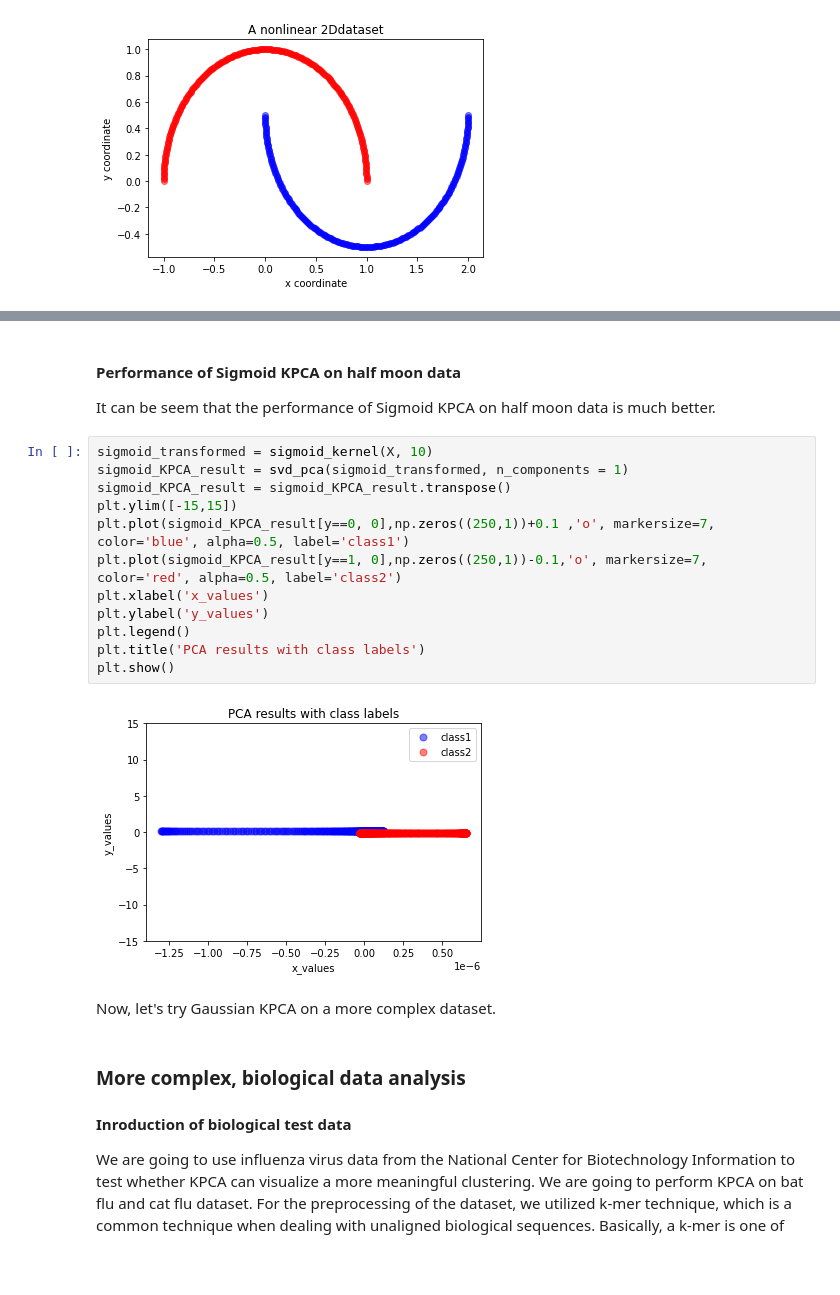
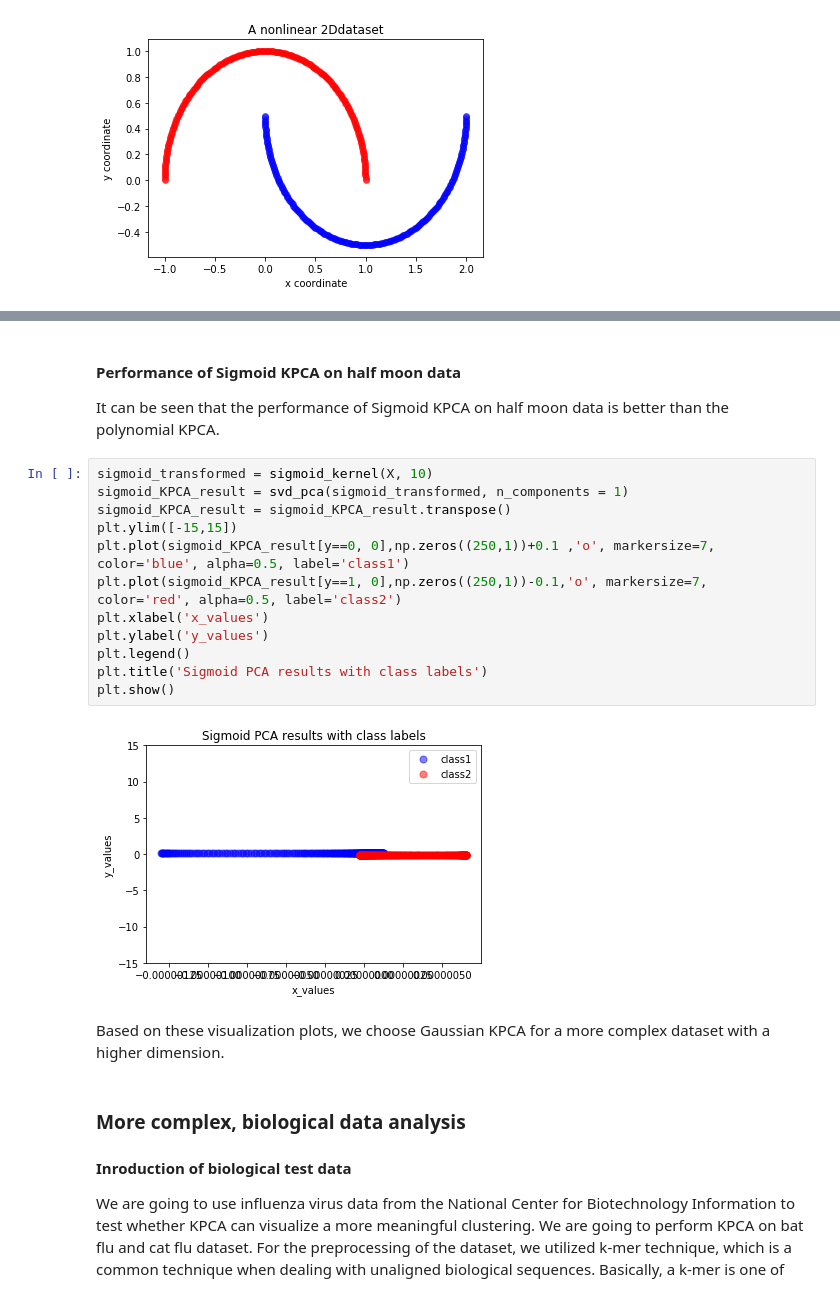
Before and after one commit to Yangliule/535-final-project, a Jupyter notebook: 535_Final_Project_combined.ipynb, the cells around one changed output, grey strips where cells are left out. Cells and saved outputs as stored; diff of their text form; blank space fills up the shorter version.

```diff
--- a/535_Final_Project_combined.ipynb
+++ b/535_Final_Project_combined.ipynb
@@ -446,23 +451,23 @@ plt.show()
 # %% [markdown]
 #### Performance of Sigmoid KPCA on half moon data
 
-It can be seem that the performance of Sigmoid KPCA on half moon data is much better.
+It can be seen that the performance of Sigmoid KPCA on half moon data is better than the polynomial KPCA.
 # %%
 sigmoid_transformed = sigmoid_kernel(X, 10)
 sigmoid_KPCA_result = svd_pca(sigmoid_transformed, n_components = 1)
 sigmoid_KPCA_result = sigmoid_KPCA_result.transpose()
 plt.ylim([-15,15])
 plt.plot(sigmoid_KPCA_result[y==0, 0],np.zeros((250,1))+0.1 ,'o', markersize=7, color='blue', alpha=0.5, label='class1')
 plt.plot(sigmoid_KPCA_result[y==1, 0],np.zeros((250,1))-0.1,'o', markersize=7, color='red', alpha=0.5, label='class2')
 plt.xlabel('x_values')
 plt.ylabel('y_values')
 plt.legend()
-plt.title('PCA results with class labels')
+plt.title('Sigmoid PCA results with class labels')
 plt.show()
 # %% [output]
-[figure, old version]
+[figure, new version]
-# %% [markdown]
-Now, let's try Gaussian KPCA on a more complex dataset.
+# %% [markdown]
+Based on these visualization plots, we choose Gaussian KPCA for a more complex dataset with a higher dimension.
 # %% [markdown]
 ### More complex, biological data analysis
 
```
Also changed, not shown: parts of 23 cells of this notebook.
